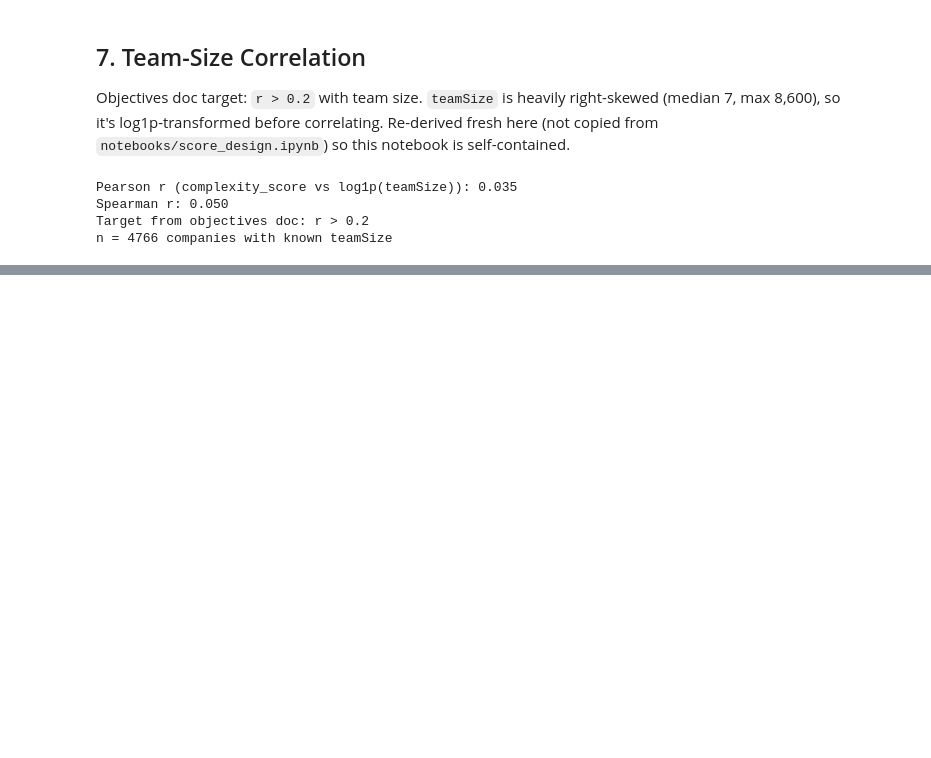
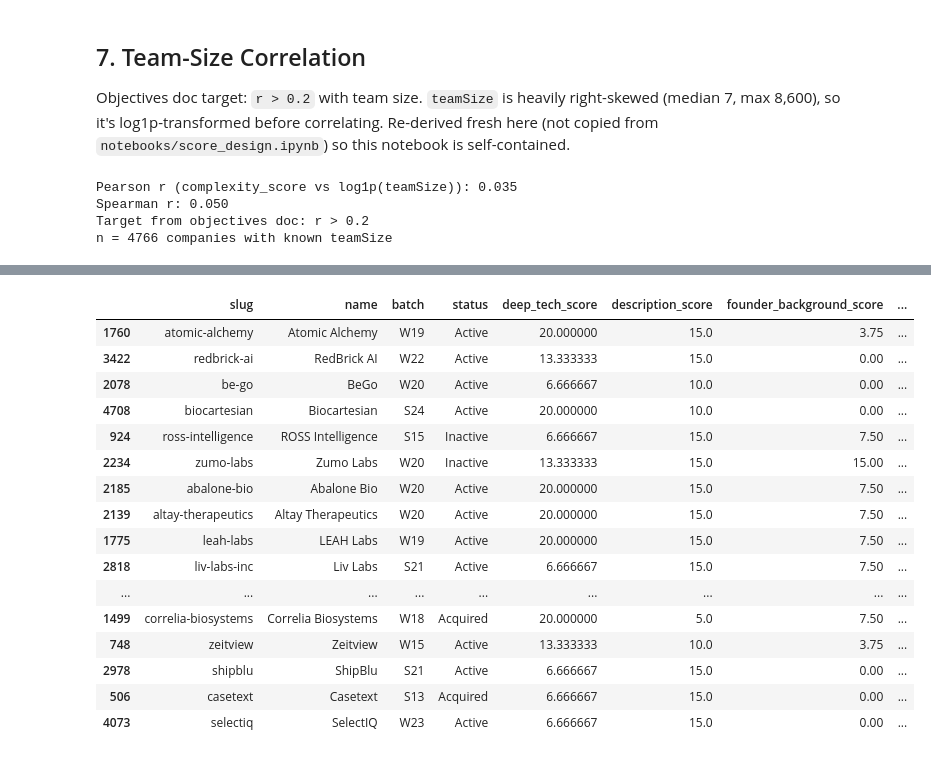
Before and after one commit to Ledsav/y-combinator-analysis, a Jupyter notebook: notebooks/complexity_analysis.ipynb, the cells around one changed output, grey strips where cells are left out. Cells and saved outputs as stored; diff of their text form; code cells hidden in the pictures; blank space fills up the shorter version.

```diff
--- a/notebooks/complexity_analysis.ipynb
+++ b/notebooks/complexity_analysis.ipynb
@@ -200,0 +226,27 @@ n = 4766 companies with known teamSize
+# %%
+bucket_cols = [
+    "slug", "name", "batch", "status",
+    "deep_tech_score", "description_score", "founder_background_score",
+    "regulated_score", "market_type_pts", "geo_ops_score",
+    "technical_score", "practical_score", "complexity_score",
+]
+top_25 = merged.sort_values("complexity_score", ascending=False)[bucket_cols].head(25)
+top_25
+# %% [output]
+|  | slug | name | batch | status | deep_tech_score | description_score | founder_background_score | ... |
+| 1760 | atomic-alchemy | Atomic Alchemy | W19 | Active | 20.000000 | 15.0 | 3.75 | ... |
+| 3422 | redbrick-ai | RedBrick AI | W22 | Active | 13.333333 | 15.0 | 0.00 | ... |
+| 2078 | be-go | BeGo | W20 | Active | 6.666667 | 10.0 | 0.00 | ... |
+| 4708 | biocartesian | Biocartesian | S24 | Active | 20.000000 | 10.0 | 0.00 | ... |
+| 924 | ross-intelligence | ROSS Intelligence | S15 | Inactive | 6.666667 | 15.0 | 7.50 | ... |
+| 2234 | zumo-labs | Zumo Labs | W20 | Inactive | 13.333333 | 15.0 | 15.00 | ... |
+| 2185 | abalone-bio | Abalone Bio | W20 | Active | 20.000000 | 15.0 | 7.50 | ... |
+| 2139 | altay-therapeutics | Altay Therapeutics | W20 | Active | 20.000000 | 15.0 | 7.50 | ... |
+| 1775 | leah-labs | LEAH Labs | W19 | Active | 20.000000 | 15.0 | 7.50 | ... |
+| 2818 | liv-labs-inc | Liv Labs | S21 | Active | 6.666667 | 15.0 | 7.50 | ... |
+| ... | ... | ... | ... | ... | ... | ... | ... | ... |
+| 1499 | correlia-biosystems | Correlia Biosystems | W18 | Acquired | 20.000000 | 5.0 | 7.50 | ... |
+| 748 | zeitview | Zeitview | W15 | Active | 13.333333 | 10.0 | 3.75 | ... |
+| 2978 | shipblu | ShipBlu | S21 | Active | 6.666667 | 15.0 | 0.00 | ... |
+| 506 | casetext | Casetext | S13 | Acquired | 6.666667 | 15.0 | 0.00 | ... |
+| 4073 | selectiq | SelectIQ | W23 | Active | 6.666667 | 15.0 | 0.00 | ... |
```
Also changed, not shown: parts of 4 cells of this notebook, 1 other file.
